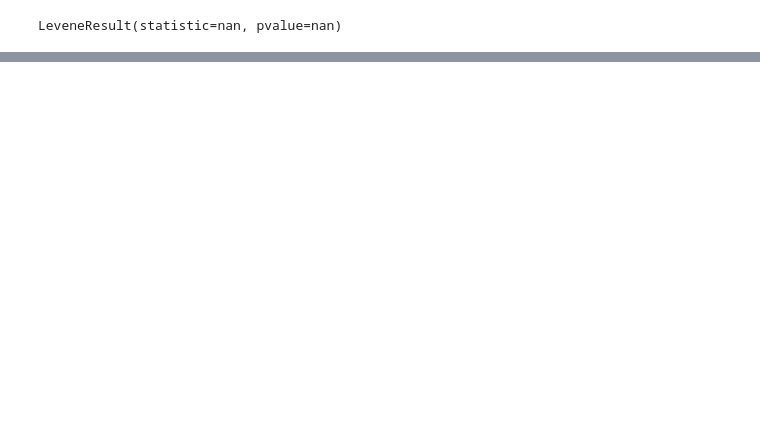
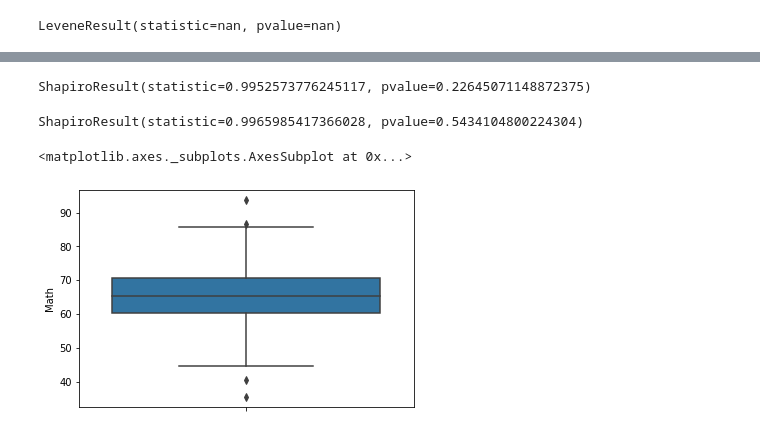
Before and after one commit to glcn35/statistics, a Jupyter notebook: Statistics_Assignment_5_(Hypothesis_Tests).ipynb, the cells around one changed output, grey strips where cells are left out. Cells and saved outputs as stored; diff of their text form; code cells hidden in the pictures; blank space fills up the shorter version.

```diff
--- a/Statistics_Assignment_5_(Hypothesis_Tests).ipynb
+++ b/Statistics_Assignment_5_(Hypothesis_Tests).ipynb
@@ -286,0 +332,13 @@ Ttest_indResult(statistic=10.78720564180352, pvalue=7.522665087314722e-18)
+# %%
+stats.shapiro(df.Math.dropna())
+# %% [output]
+ShapiroResult(statistic=0.9952573776245117, pvalue=0.22645071148872375)
+# %%
+stats.shapiro(df.English.dropna())
+# %% [output]
+ShapiroResult(statistic=0.9965985417366028, pvalue=0.5434104800224304)
+# %%
+sns.boxplot(y=df.Math)
+# %% [output]
+<matplotlib.axes._subplots.AxesSubplot at 0x...>
+[figure, added]
```
Also changed, not shown: parts of 25 cells of this notebook.
